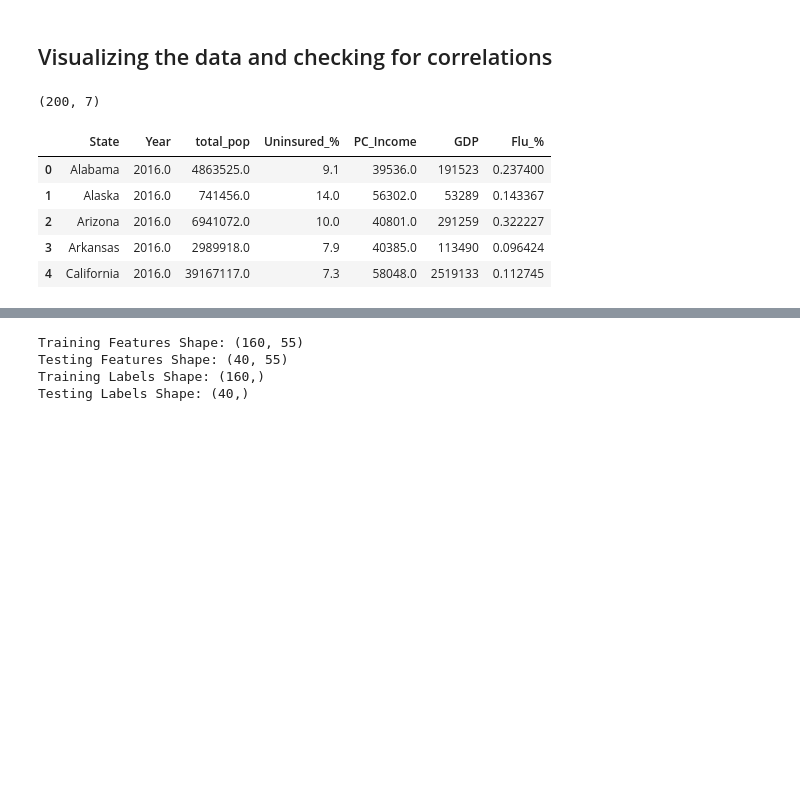
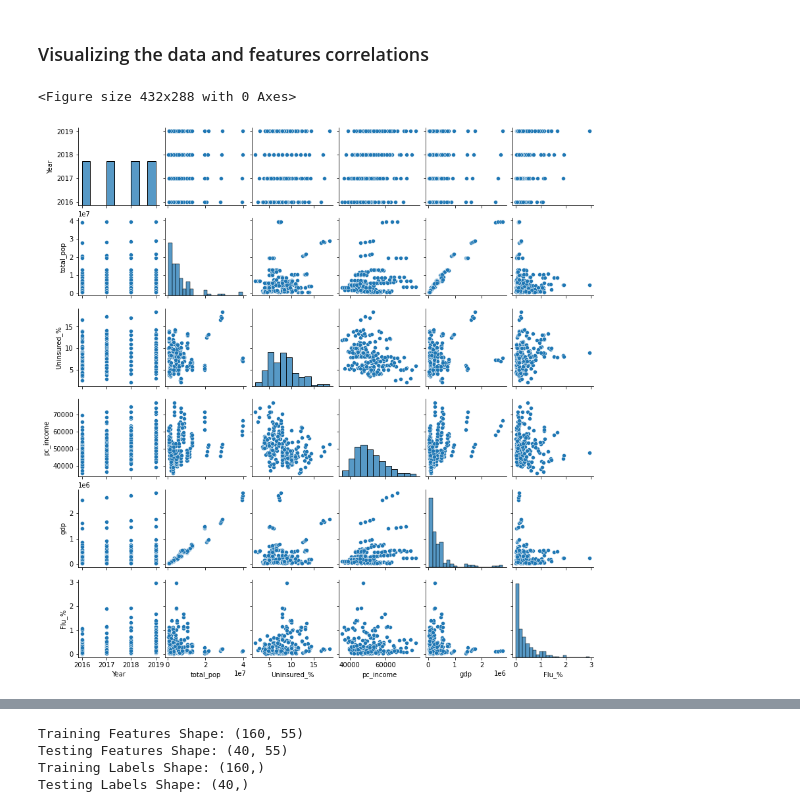
Before and after one commit to lindsera1/GoingViral, a Jupyter notebook: RM_ML_Viz.ipynb, the cells around one changed output, grey strips where cells are left out. Drawn from its saved outputs; the diff is of its cells as text; code cells hidden in the pictures; blank space fills up the shorter version.

```diff
--- a/RM_ML_Viz.ipynb
+++ b/RM_ML_Viz.ipynb
@@ -16,19 +42,12 @@ from path import Path
 # %% [markdown]
-## Visualizing the data and checking for correlations
+### Visualizing the data and features correlations
-# %%
-# Load the viral_data.csv dataset.
-filepath = Path('viral_data.csv')
-viral_df = pd.read_csv(filepath, index_col=0)
-print(viral_df.shape)
-viral_df.head()
-# %% [output]
-(200, 7)
-|  | State | Year | total_pop | Uninsured_% | PC_Income | GDP | Flu_% |
-| 0 | Alabama | 2016.0 | 4863525.0 | 9.1 | 39536.0 | 191523 | 0.237400 |
-| 1 | Alaska | 2016.0 | 741456.0 | 14.0 | 56302.0 | 53289 | 0.143367 |
-| 2 | Arizona | 2016.0 | 6941072.0 | 10.0 | 40801.0 | 291259 | 0.322227 |
-| 3 | Arkansas | 2016.0 | 2989918.0 | 7.9 | 40385.0 | 113490 | 0.096424 |
-| 4 | California | 2016.0 | 39167117.0 | 7.3 | 58048.0 | 2519133 | 0.112745 |
+# %%
+# Plotting a correlation matrix to visualize the flu with other features
+plt.figure()
+sns_plot = sns.pairplot(viral_df, height=2)
+# %% [output]
+<Figure size 432x288 with 0 Axes>
+[figure, added]
 # %%
 # Generate our categorical variable list
 viral_list = viral_df.dtypes[viral_df.dtypes == "object"].index.tolist()
```
Also changed, not shown: parts of 20 cells of this notebook.
